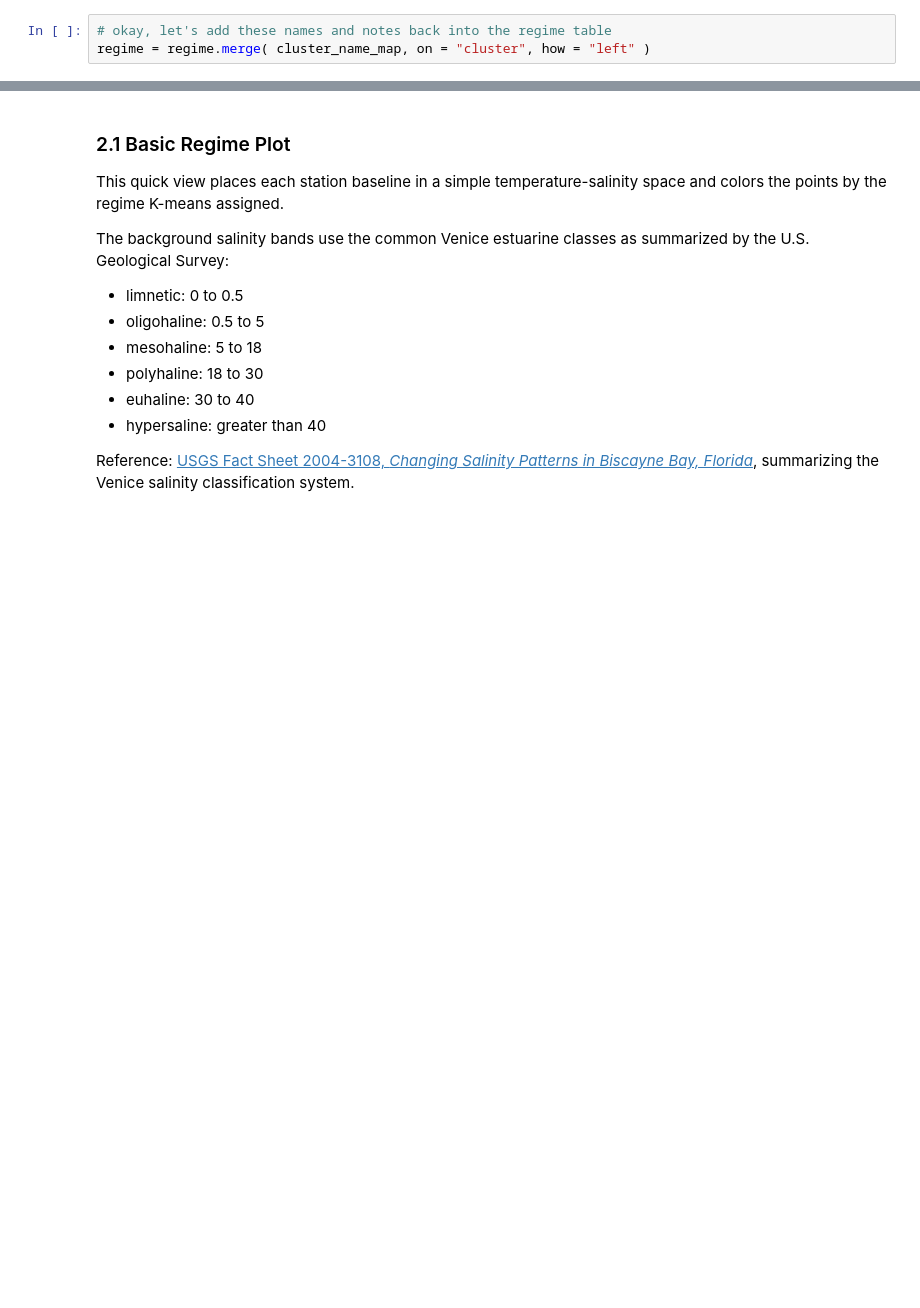
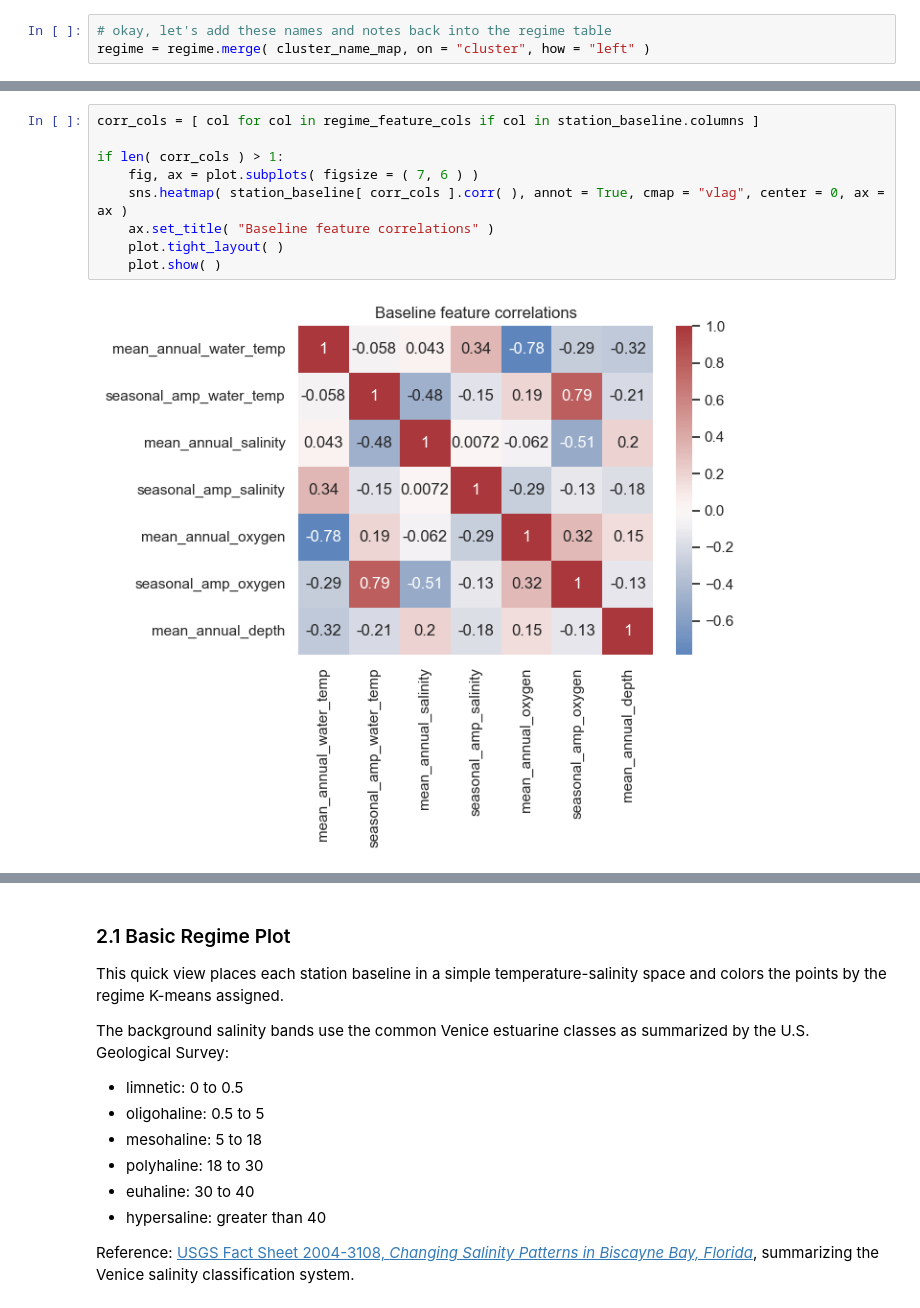
Before and after one commit to jeturcotte/estuaries, a Jupyter notebook: code/t4d.full.project.lite.ipynb, the cells around one changed output, grey strips where cells are left out. Saved outputs shown, nothing was run; the diff lists cells and outputs as text; blank space fills up the shorter version.

```diff
--- a/code/t4d.full.project.lite.ipynb
+++ b/code/t4d.full.project.lite.ipynb
@@ -648,0 +833,11 @@ regime = regime.merge( cluster_name_map, on = "cluster", how = "left" )
+# %%
+corr_cols = [ col for col in regime_feature_cols if col in station_baseline.columns ]
+
+if len( corr_cols ) > 1:
+    fig, ax = plot.subplots( figsize = ( 7, 6 ) )
+    sns.heatmap( station_baseline[ corr_cols ].corr( ), annot = True, cmap = "vlag", center = 0, ax = ax )
+    ax.set_title( "Baseline feature correlations" )
+    plot.tight_layout( )
+    plot.show( )
+# %% [output]
+[figure, added]
```
Also changed, not shown: parts of 208 cells of this notebook.
